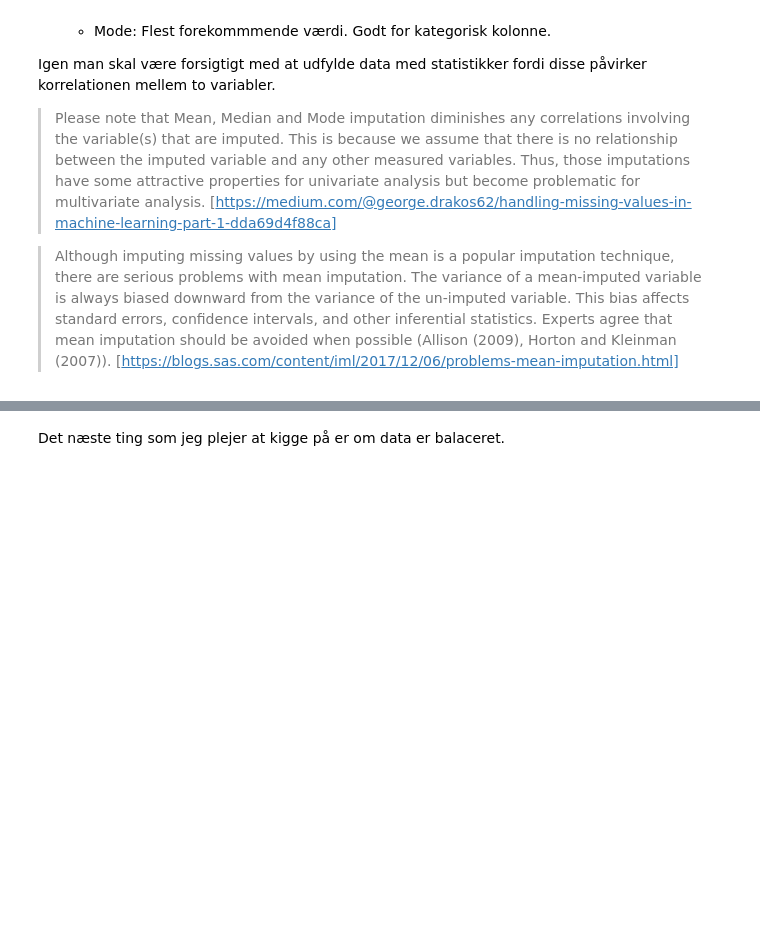
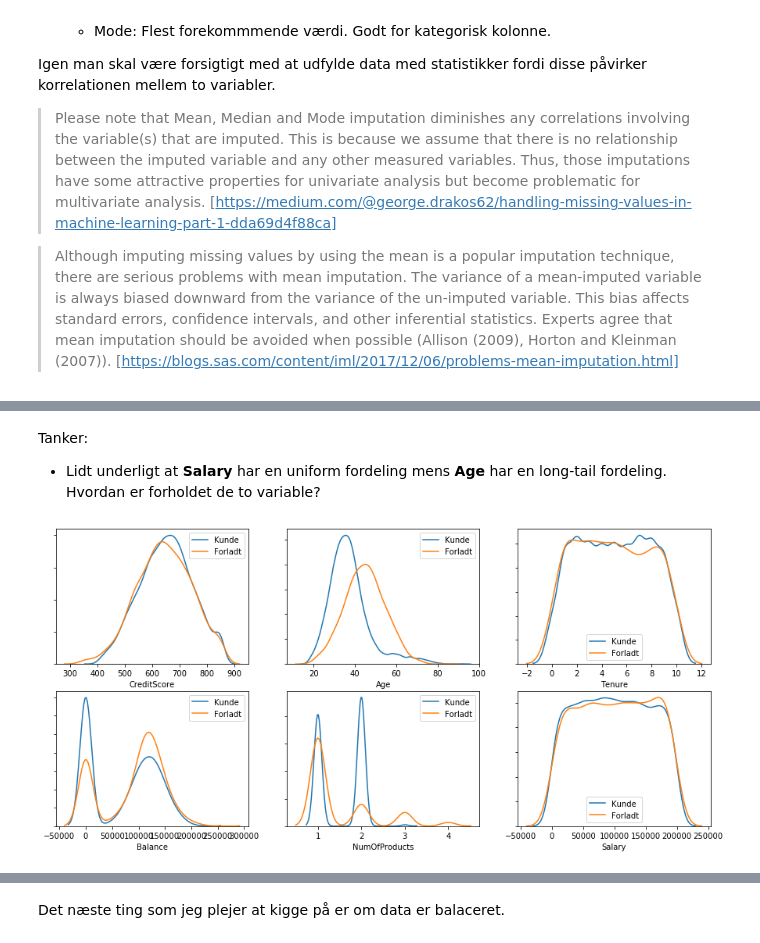
Before and after one commit to sheikhomar/lunch, a Jupyter notebook: analysis.ipynb, the cells around one changed output, grey strips where cells are left out. Cells and saved outputs as stored; diff of their text form; code cells hidden in the pictures; blank space fills up the shorter version.

```diff
--- a/analysis.ipynb
+++ b/analysis.ipynb
@@ -77,0 +139,15 @@ Igen man skal være forsigtigt med at udfylde data med statistikker fordi disse
+# %% [markdown]
+Tanker:
+ - Lidt underligt at **Salary** har en uniform fordeling mens **Age** har en long-tail fordeling. Hvordan er forholdet de to variable?
+# %%
+fig, ax = plt.subplots(2,3, figsize=(15,7))
+for i in range(2):
+    for j in range(3):
+        feature = continuous_features[i*3+j]
+        df_churned = df_data[df_data['Churned'] == 1][feature]
+        df_unchurned = df_data[df_data['Churned'] == 0][feature]
+        sns.distplot(df_unchurned, ax=ax[i][j], hist=False, label='Kunde')
+        sns.distplot(df_churned, ax=ax[i][j], hist=False, label='Forladt')
+        ax[i][j].set_yticklabels([])
+# %% [output]
+[figure, added]
```
Also changed, not shown: parts of 23 cells of this notebook.
